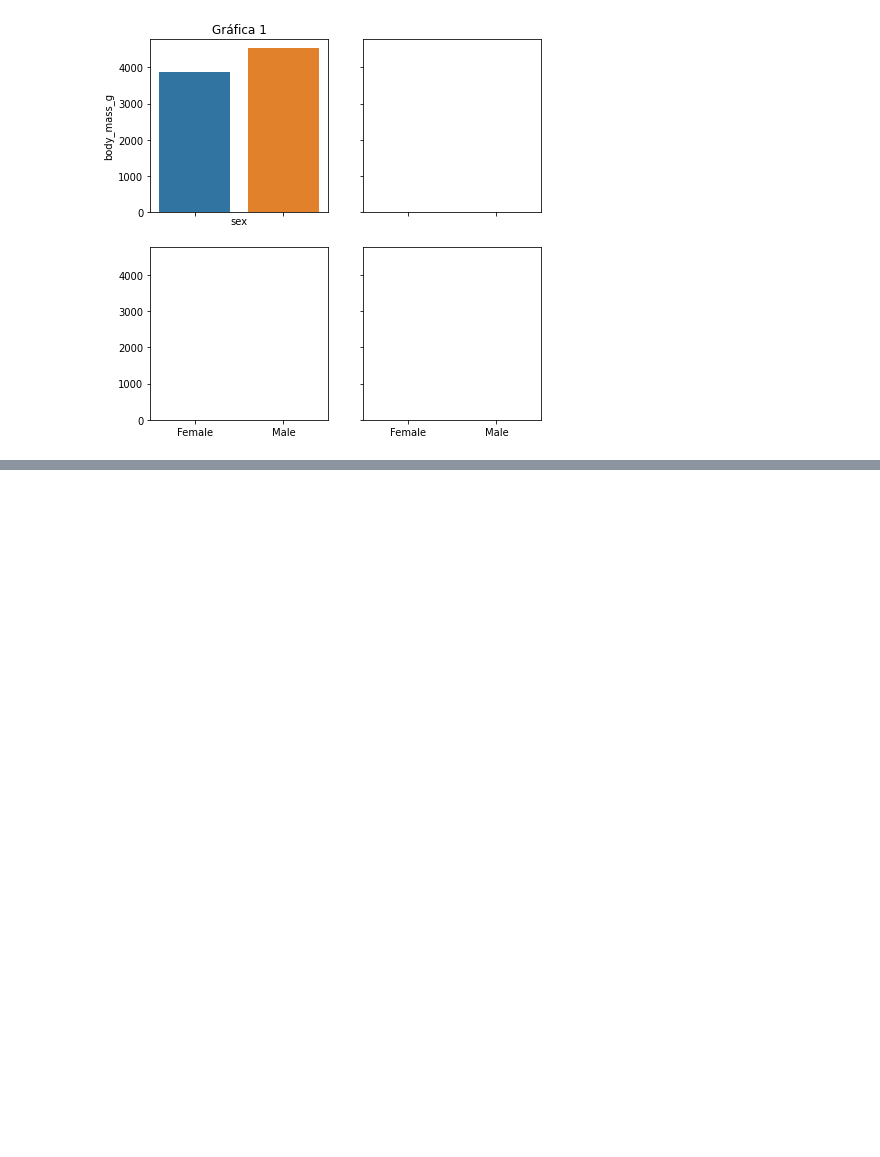
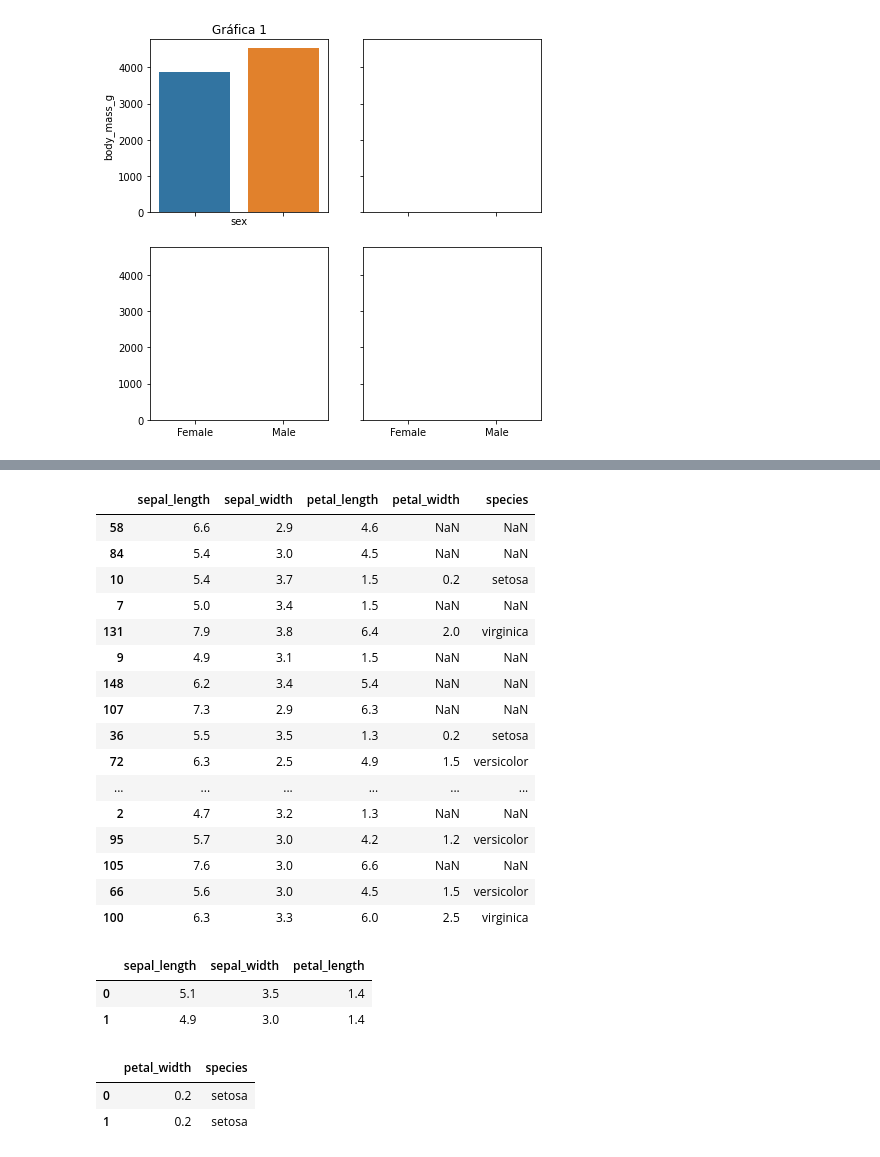
Before and after one commit to CuadraAlconero/IDAL_IA3_CuadraAlconero, a Jupyter notebook: Visualización.ipynb, the cells around one changed output, grey strips where cells are left out. Cells and saved outputs as stored; diff of their text form; code cells hidden in the pictures; blank space fills up the shorter version.

```diff
--- a/Visualización.ipynb
+++ b/Visualización.ipynb
@@ -511,0 +683,21 @@ _ = axes[0][0].set_title("Gráfica 1")
+# %%
+join_df = pd.merge(random_df_1, random_df_2, how="left", left_index=True, right_index=True)
+join_df
+# %% [output]
+|  | sepal_length | sepal_width | petal_length | petal_width | species |
+| 58 | 6.6 | 2.9 | 4.6 | NaN | NaN |
+| 84 | 5.4 | 3.0 | 4.5 | NaN | NaN |
+| 10 | 5.4 | 3.7 | 1.5 | 0.2 | setosa |
+| 7 | 5.0 | 3.4 | 1.5 | NaN | NaN |
+| 131 | 7.9 | 3.8 | 6.4 | 2.0 | virginica |
+| 9 | 4.9 | 3.1 | 1.5 | NaN | NaN |
+| 148 | 6.2 | 3.4 | 5.4 | NaN | NaN |
+| 107 | 7.3 | 2.9 | 6.3 | NaN | NaN |
+| 36 | 5.5 | 3.5 | 1.3 | 0.2 | setosa |
+| 72 | 6.3 | 2.5 | 4.9 | 1.5 | versicolor |
+| ... | ... | ... | ... | ... | ... |
+| 2 | 4.7 | 3.2 | 1.3 | NaN | NaN |
+| 95 | 5.7 | 3.0 | 4.2 | 1.2 | versicolor |
+| 105 | 7.6 | 3.0 | 6.6 | NaN | NaN |
+| 66 | 5.6 | 3.0 | 4.5 | 1.5 | versicolor |
+| 100 | 6.3 | 3.3 | 6.0 | 2.5 | virginica |
@@ -511,0 +709,12 @@ _ = axes[0][0].set_title("Gráfica 1")
+# %%
+dataset_1.head(2)
+# %% [output]
+|  | sepal_length | sepal_width | petal_length |
+| 0 | 5.1 | 3.5 | 1.4 |
+| 1 | 4.9 | 3.0 | 1.4 |
+# %%
+dataset_2.head(2)
+# %% [output]
+|  | petal_width | species |
+| 0 | 0.2 | setosa |
+| 1 | 0.2 | setosa |
```
Also changed, not shown: parts of 20 cells of this notebook.
